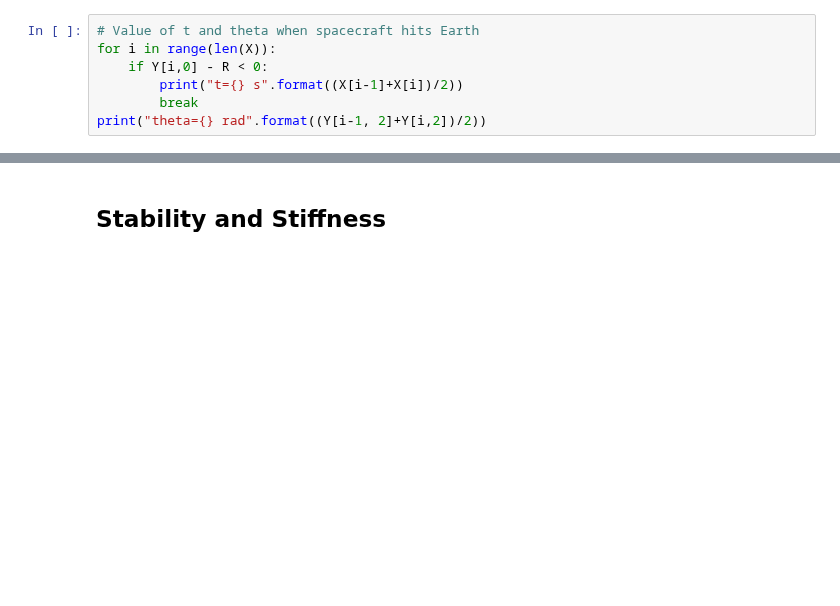
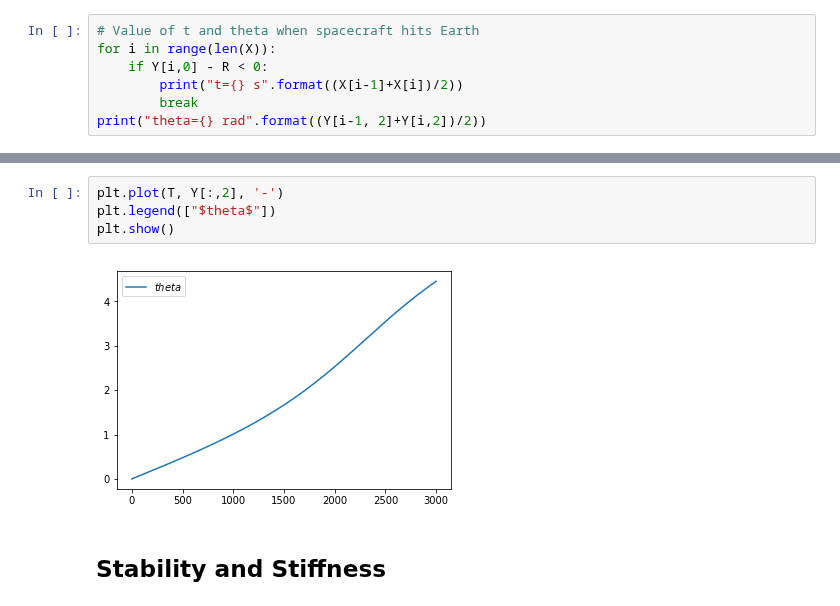
Before and after one commit to tgteacher/numerical-methods, a Jupyter notebook: notebooks/Chapter7.ipynb, the cells around one changed output, grey strips where cells are left out. Saved outputs shown, nothing was run; the diff lists cells and outputs as text; blank space fills up the shorter version.

```diff
--- a/notebooks/Chapter7.ipynb
+++ b/notebooks/Chapter7.ipynb
@@ -453,3 +485,9 @@ print("theta={} rad".format((Y[i-1, 2]+Y[i,2])/2))
+# %%
+plt.plot(T, Y[:,2], '-')
+plt.legend(["$theta$"])
+plt.show()
+# %% [output]
+[figure, added]
 # %% [markdown]
 ## Stability and Stiffness
 # %% [markdown]
```
Also changed, not shown: parts of 11 cells of this notebook, 6 other files.
